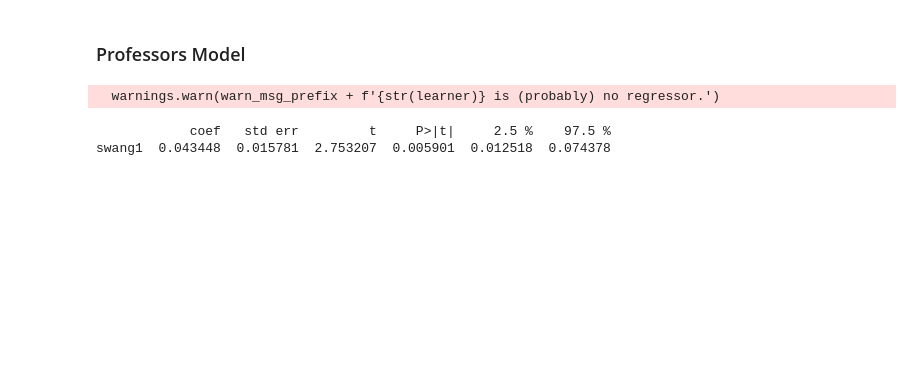
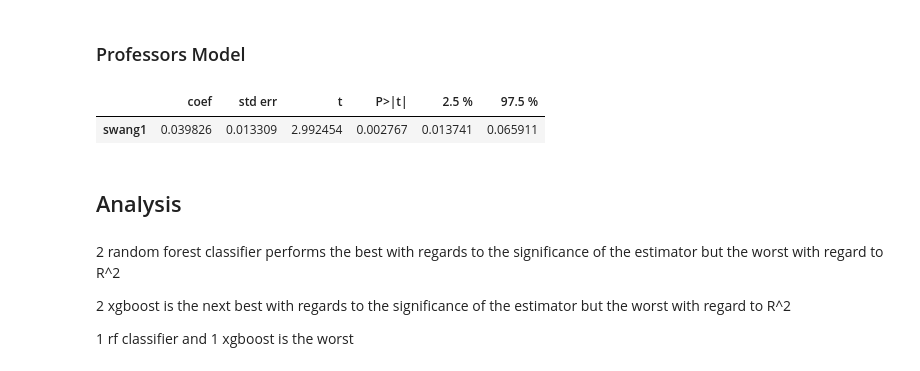
Before and after one commit to arimiche/Causal_inference2, a Jupyter notebook: excercise_v2.ipynb, the cells around one changed output. Saved outputs shown, nothing was run; the diff lists cells and outputs as text; code cells hidden in the pictures; blank space fills up the shorter version.

```diff
--- a/excercise_v2.ipynb
+++ b/excercise_v2.ipynb
@@ -396,2 +459,12 @@ Notes:
 # %% [markdown]
 ### Professors Model
+# %%
+rhc = pd.read_csv("rhc.csv")
+with open("confounders.yml", "r") as f:
+    confounders = yaml.safe_load(f)
+
+rhc["swang1"] = (rhc["swang1"] == "RHC").astype(int)
+rhc["death"] = (rhc["death"] == "Yes").astype(int)
+rhc.groupby("swang1")["death"].mean()
+
+rhc_numerical = pd.get_dummies(rhc[['swang1', 'death'] + confounders], dtype=float, drop_first=True)
@@ -400,34 +480,37 @@ Notes:
 confounders_ = [c for c in rhc_numerical.columns if c not in ["swang1", "death"]]
 data_dml = dml.DoubleMLData(
     rhc_numerical, y_col="death", d_cols="swang1", x_cols=confounders_
 )
 
 ml_m = GradientBoostingClassifier()
 ml_l = GradientBoostingRegressor()
 dml_plr_obj = dml.DoubleMLPLR(data_dml, ml_l, ml_m)
 
 # Hyperparameter setting
 learning_rate = [0.001, 0.01, 0.1]
 n_estimators = [50, 100, 200]
 max_depth = [1, 2, 3]
 
 par_grids = {
     "ml_l": {
         "n_estimators": n_estimators,
         "max_depth": max_depth,
     },
     "ml_m": {
         "learning_rate": learning_rate,
         "n_estimators": n_estimators,
         "max_depth": max_depth,
     },
 }
 
 # Fine-tuning and effect estimation
-dml_plr_obj.tune(param_grids=par_grids, tune_on_folds=True, search_mode="grid_search")
+#dml_plr_obj.tune(param_grids=par_grids, tune_on_folds=True, search_mode="grid_search")
+
+# read models
+dml_plr_obj = pickle.load(open('models/dml_plr_obj.pkl', 'rb'))
+
 results = dml_plr_obj.fit()
 results.summary
 # %% [output]
-  warnings.warn(warn_msg_prefix + f'{str(learner)} is (probably) no regressor.')
-            coef   std err         t     P>|t|     2.5 %    97.5 %
-swang1  0.043448  0.015781  2.753207  0.005901  0.012518  0.074378
+|  | coef | std err | t | P>|t| | 2.5 % | 97.5 % |
+| swang1 | 0.039826 | 0.013309 | 2.992454 | 0.002767 | 0.013741 | 0.065911 |
@@ -433,0 +526,8 @@ swang1  0.043448  0.015781  2.753207  0.005901  0.012518  0.074378
+# %% [markdown]
+## Analysis
+# %% [markdown]
+2 random forest classifier performs the best with regards to the significance of the estimator but the worst with regard to R^2
+
+2 xgboost is the next best with regards to the significance of the estimator but the worst with regard to R^2
+
+1 rf classifier and 1 xgboost is the worst
```
Also changed, not shown: parts of 30 cells of this notebook.
